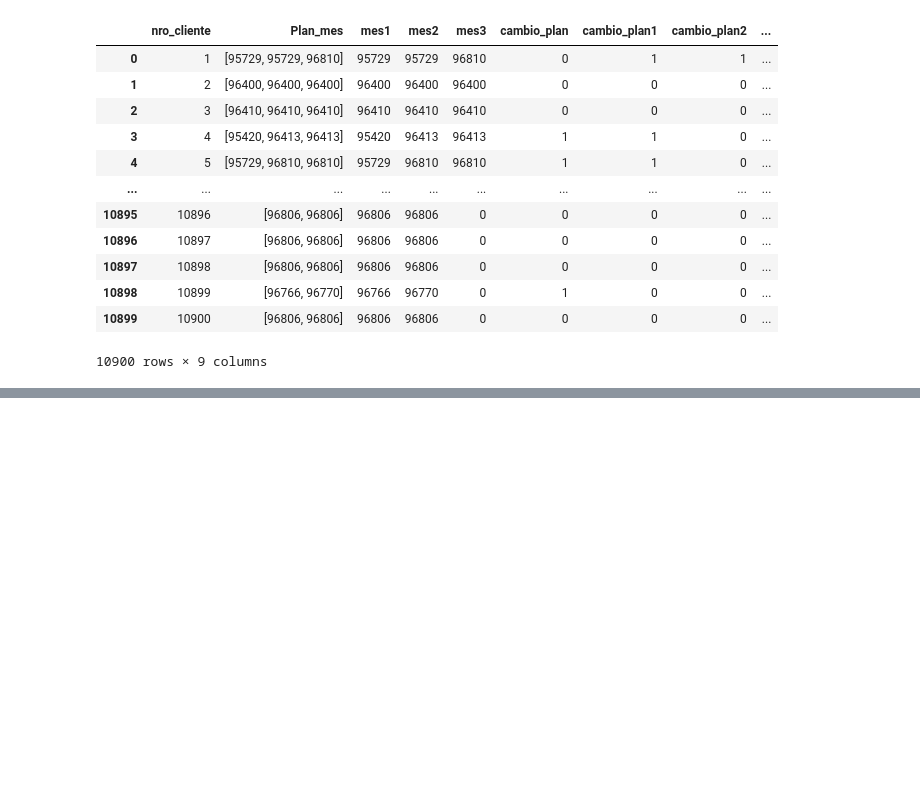
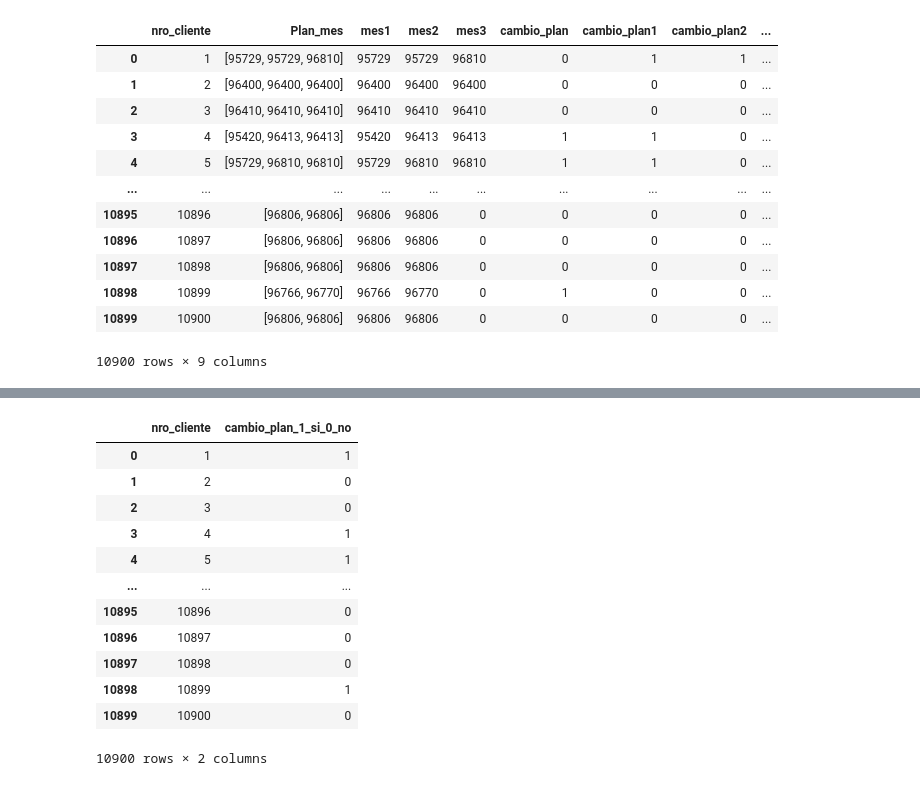
Before and after one commit to NapoliD/telecom, a Jupyter notebook: Clientes.ipynb, the cells around one changed output, grey strips where cells are left out. Saved outputs shown, nothing was run; the diff lists cells and outputs as text; code cells hidden in the pictures; blank space fills up the shorter version.

```diff
--- a/Clientes.ipynb
+++ b/Clientes.ipynb
@@ -159,0 +178,16 @@ base_final.to_csv("Clientes_cambio_plan.csv",index=False)
+# %%
+base_final2
+# %% [output]
+|  | nro_cliente | cambio_plan_1_si_0_no |
+| 0 | 1 | 1 |
+| 1 | 2 | 0 |
+| 2 | 3 | 0 |
+| 3 | 4 | 1 |
+| 4 | 5 | 1 |
+| ... | ... | ... |
+| 10895 | 10896 | 0 |
+| 10896 | 10897 | 0 |
+| 10897 | 10898 | 0 |
+| 10898 | 10899 | 1 |
+| 10899 | 10900 | 0 |
+10900 rows × 2 columns
```
Also changed, not shown: parts of 7 cells of this notebook.
